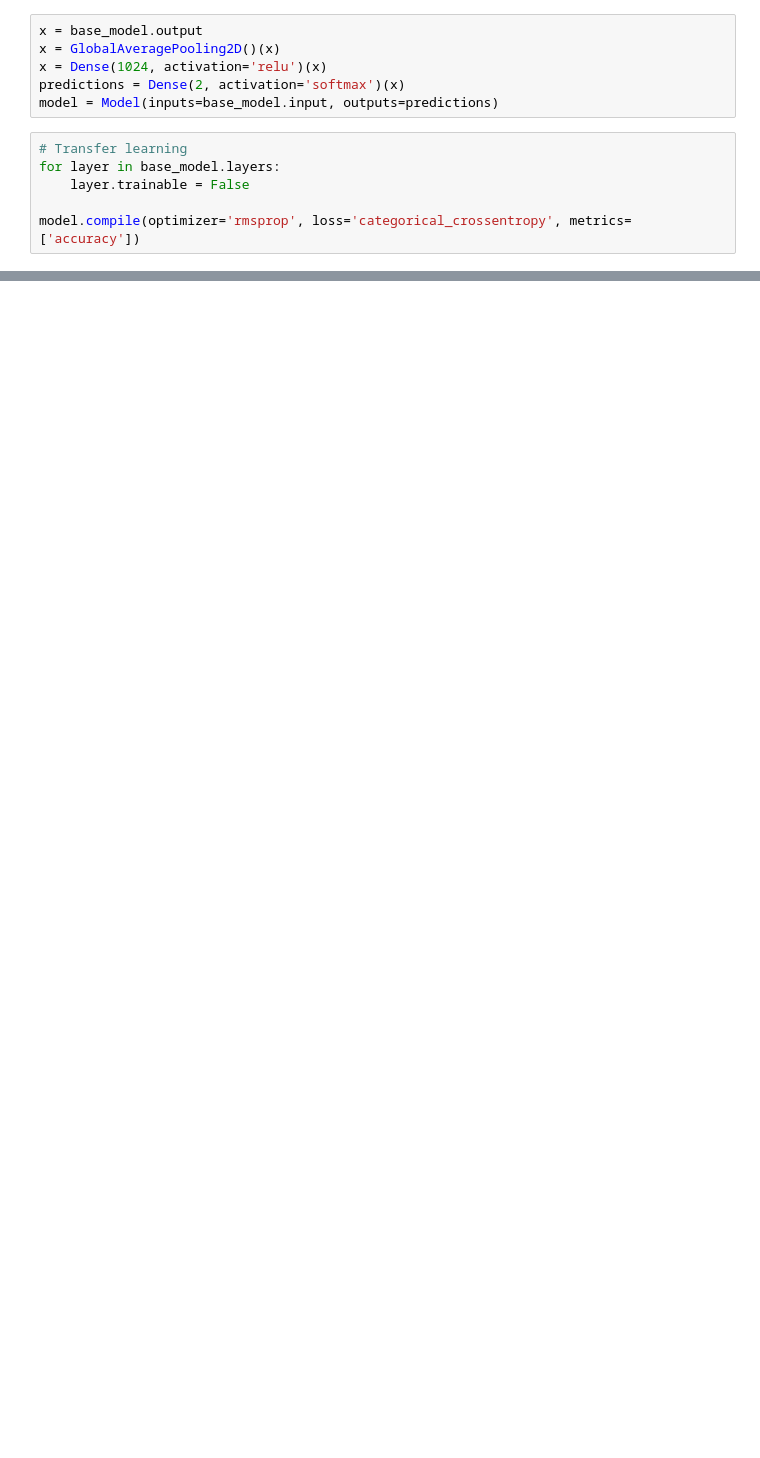
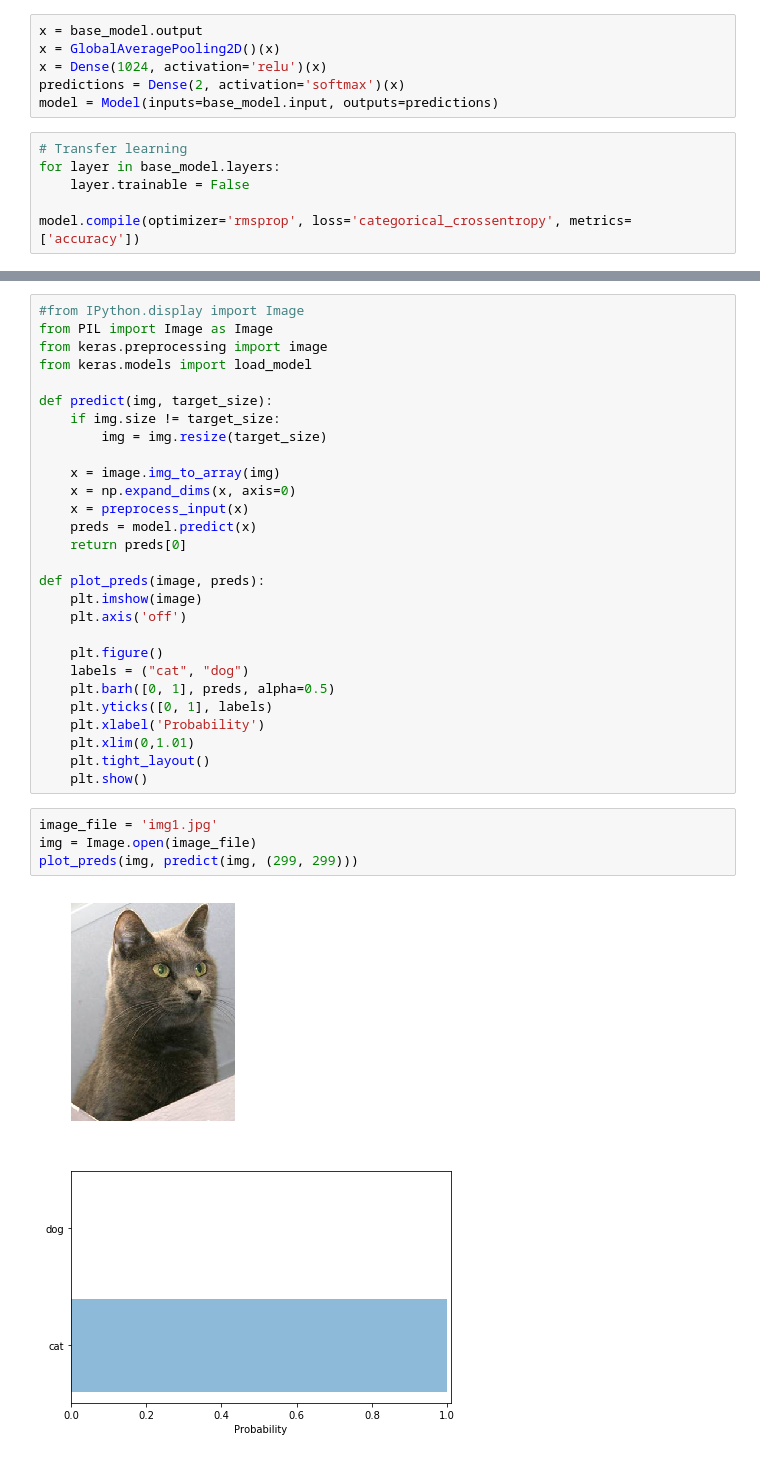
Before and after one commit to CarlosUdacity/nanodegree-projects, a Jupyter notebook: deep-learning/keras-transfer-learning/2-cats-dogs-tutorial.ipynb, the cells around one changed output, grey strips where cells are left out. Cells and saved outputs as stored; diff of their text form; blank space fills up the shorter version.

```diff
--- a/deep-learning/keras-transfer-learning/2-cats-dogs-tutorial.ipynb
+++ b/deep-learning/keras-transfer-learning/2-cats-dogs-tutorial.ipynb
@@ -150,0 +166,35 @@ def plot_training(history):
+# %%
+#from IPython.display import Image
+from PIL import Image as Image
+from keras.preprocessing import image
+from keras.models import load_model
+
+def predict(img, target_size):
+    if img.size != target_size:
+        img = img.resize(target_size)
+
+    x = image.img_to_array(img)
+    x = np.expand_dims(x, axis=0)
+    x = preprocess_input(x)
+    preds = model.predict(x)
+    return preds[0]
+
+def plot_preds(image, preds):
+    plt.imshow(image)
+    plt.axis('off')
+
+    plt.figure()
+    labels = ("cat", "dog")
+    plt.barh([0, 1], preds, alpha=0.5)
+    plt.yticks([0, 1], labels)
+    plt.xlabel('Probability')
+    plt.xlim(0,1.01)
+    plt.tight_layout()
+    plt.show()
+# %%
+image_file = 'img1.jpg'
+img = Image.open(image_file)
+plot_preds(img, predict(img, (299, 299)))
+# %% [output]
+[figure, added]
+[figure, added]
```
Also changed, not shown: parts of 14 cells of this notebook, 7 other files.
